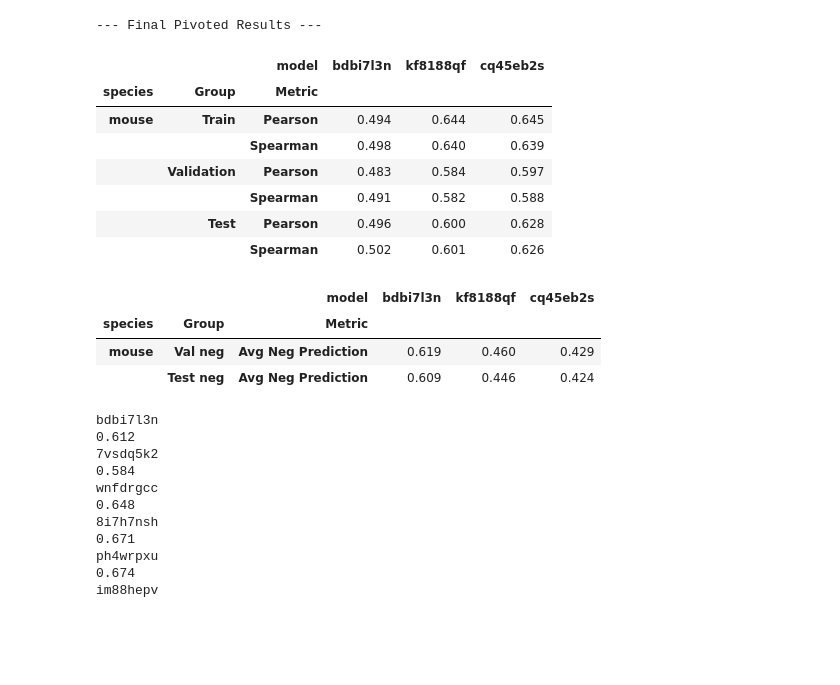
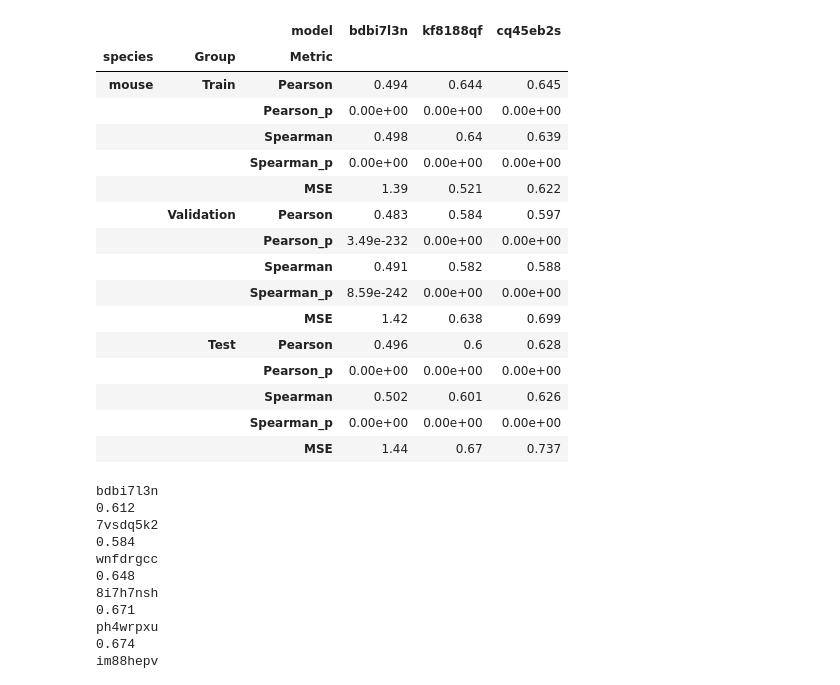
Before and after one commit to KaplowLab/liverRegression, a Jupyter notebook: notebooks/eval_FINAL.ipynb, the cells around one changed output. Saved outputs shown, nothing was run; the diff lists cells and outputs as text; code cells hidden in the pictures; blank space fills up the shorter version.

```diff
--- a/notebooks/eval_FINAL.ipynb
+++ b/notebooks/eval_FINAL.ipynb
@@ -1455,7 +1478,7 @@ output_neg_filename = '/home/azstephe/liverRegression/regression_liver/data/figs
 # 1 3 5 LOG MODELS MOUSE
 import pandas as pd
 import scipy.stats
-
+mhc = 200
 def correlate():
     rows = []
     # Lists for correlation calculations
@@ -1467,11 +1490,16 @@ def correlate():
     for group, pred_df, true_df in zip(groups, preds, trues):
         x = true_df.squeeze()
         y = pred_df.squeeze()
-        pearson, _ = scipy.stats.pearsonr(x, y)
-        spearman, _ = scipy.stats.spearmanr(x, y)
+        pearson, pearson_p = scipy.stats.pearsonr(x, y)
+        spearman, spearman_p = scipy.stats.spearmanr(x, y)
+        mse = mean_squared_error(x, y)
+        pearson_p *= mhc
+        spearman_p *= mhc
         rows.append({'Group': group, 'Metric': 'Pearson', 'Value': pearson})
+        rows.append({'Group': group, 'Metric': 'Pearson_p', 'Value': pearson_p})
         rows.append({'Group': group, 'Metric': 'Spearman', 'Value': spearman})
-
+        rows.append({'Group': group, 'Metric': 'Spearman_p', 'Value': spearman_p})
+        rows.append({'Group': group, 'Metric': 'MSE', 'Value': mse})
     return pd.DataFrame(rows)
 
 def negatives():
@@ -1494,6 +1522,8 @@ model_list = ['bdbi7l3n', 'kf8188qf', 'cq45eb2s']
 
 for species in species_list:
     for model in model_list:
+        if model == 'kf8188qf':
+            mhc = 100
         model_dir = f'{model}_FINAL'
 
         # load TRAIN VAL DFs
@@ -1574,51 +1604,63 @@ summary_neg_df['Group'] = pd.Categorical(summary_neg_df['Group'], categories=cus
 
 
 # Pivot so each model is a column
 pivot_df = summary_df.pivot_table(
     index=['species', 'Group', 'Metric'],
     columns='model',
     values='Value'
 )
 
 pivot_neg_df = summary_neg_df.pivot_table(
     index=['species', 'Group', 'Metric'],
     columns='model',
     values='Value'
 )
 
 # Sort the index to maintain a logical order (will now use the custom group order)
 pivot_df = pivot_df.sort_index(level=['species', 'Group', 'Metric'])
 pivot_neg_df = pivot_neg_df.sort_index(level=['species', 'Group', 'Metric'])
 
 pivot_df_reordered = pivot_df[model_list]
 pivot_neg_df_reordered = pivot_neg_df[model_list]
 
-# Display the final pivoted DataFrame
-print("--- Final Pivoted Results ---")
-display(pivot_df_reordered.style.format("{:.3f}"))
-display(pivot_neg_df_reordered.style.format("{:.3f}"))
+metric_vars = ['Pearson', 'Pearson_p', 'Spearman', 'Spearman_p', 'MSE']
+pivot_df_reordered = pivot_df_reordered.reindex(metric_vars, level='Metric')
 
-output_filename = '/home/azstephe/liverRegression/regression_liver/data/figs/tables/mouse_log_model_eval_table_FINAL.tsv'
-# pivot_df_reordered.to_csv(output_filename, sep='\t', float_format='%.3f')
+# Loop through each model's column to apply the formatting
+for col in pivot_df_reordered.columns:
+    pivot_df_reordered[col] = pivot_df_reordered.apply(
+        # Access the 'metric' from the index using row.name[2]
+        # (assuming it's the 3rd level of your index)
+        lambda row: format_value(row.name[2], row[col]),
+        axis=1)
 
-output_neg_filename = '/home/azstephe/liverRegression/regression_liver/data/figs/tables/mouse_log_model_neg_table_FINAL.tsv'
-# pivot_neg_df_reordered.to_csv(output_neg_filename, sep='\t', float_format='%.3f')
+display(pivot_df_reordered)
+
+output_filename = '/home/azstephe/liverRegression/regression_liver/data/figs/tables/mouse_135log_model_eval_table_FINAL_mse.tsv'
+pivot_df_reordered.to_csv(output_filename, sep='\t', float_format='%.3f')
+
+output_neg_filename = '/home/azstephe/liverRegression/regression_liver/data/figs/tables/mouse_135log_model_neg_table_FINAL.tsv'
+pivot_neg_df_reordered.to_csv(output_neg_filename, sep='\t', float_format='%.3f')
 
 # print(f'Results successfully saved to: {output_filename}')
 # %% [output]
---- Final Pivoted Results ---
 |  |  | model | bdbi7l3n | kf8188qf | cq45eb2s |
 | species | Group | Metric |  |  |  |
 | mouse | Train | Pearson | 0.494 | 0.644 | 0.645 |
-|  |  | Spearman | 0.498 | 0.640 | 0.639 |
+|  |  | Pearson_p | 0.00e+00 | 0.00e+00 | 0.00e+00 |
+|  |  | Spearman | 0.498 | 0.64 | 0.639 |
+|  |  | Spearman_p | 0.00e+00 | 0.00e+00 | 0.00e+00 |
+|  |  | MSE | 1.39 | 0.521 | 0.622 |
 |  | Validation | Pearson | 0.483 | 0.584 | 0.597 |
+|  |  | Pearson_p | 3.49e-232 | 0.00e+00 | 0.00e+00 |
 |  |  | Spearman | 0.491 | 0.582 | 0.588 |
-|  | Test | Pearson | 0.496 | 0.600 | 0.628 |
+|  |  | Spearman_p | 8.59e-242 | 0.00e+00 | 0.00e+00 |
+|  |  | MSE | 1.42 | 0.638 | 0.699 |
+|  | Test | Pearson | 0.496 | 0.6 | 0.628 |
+|  |  | Pearson_p | 0.00e+00 | 0.00e+00 | 0.00e+00 |
 |  |  | Spearman | 0.502 | 0.601 | 0.626 |
+|  |  | Spearman_p | 0.00e+00 | 0.00e+00 | 0.00e+00 |
+|  |  | MSE | 1.44 | 0.67 | 0.737 |
-|  |  | model | bdbi7l3n | kf8188qf | cq45eb2s |
-| species | Group | Metric |  |  |  |
-| mouse | Val neg | Avg Neg Prediction | 0.619 | 0.460 | 0.429 |
-|  | Test neg | Avg Neg Prediction | 0.609 | 0.446 | 0.424 |
 # %%
 # MOUSE TRAIN NEG
 import pandas as pd
```
Also changed, not shown: parts of 9 cells of this notebook, 5 other files.
